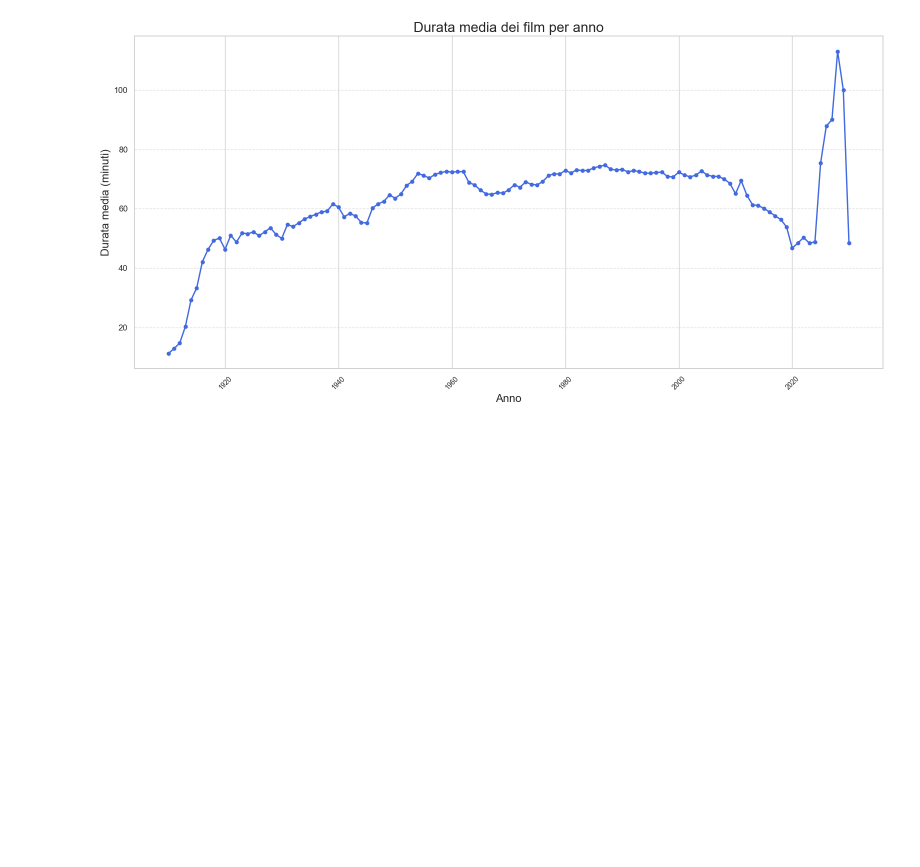
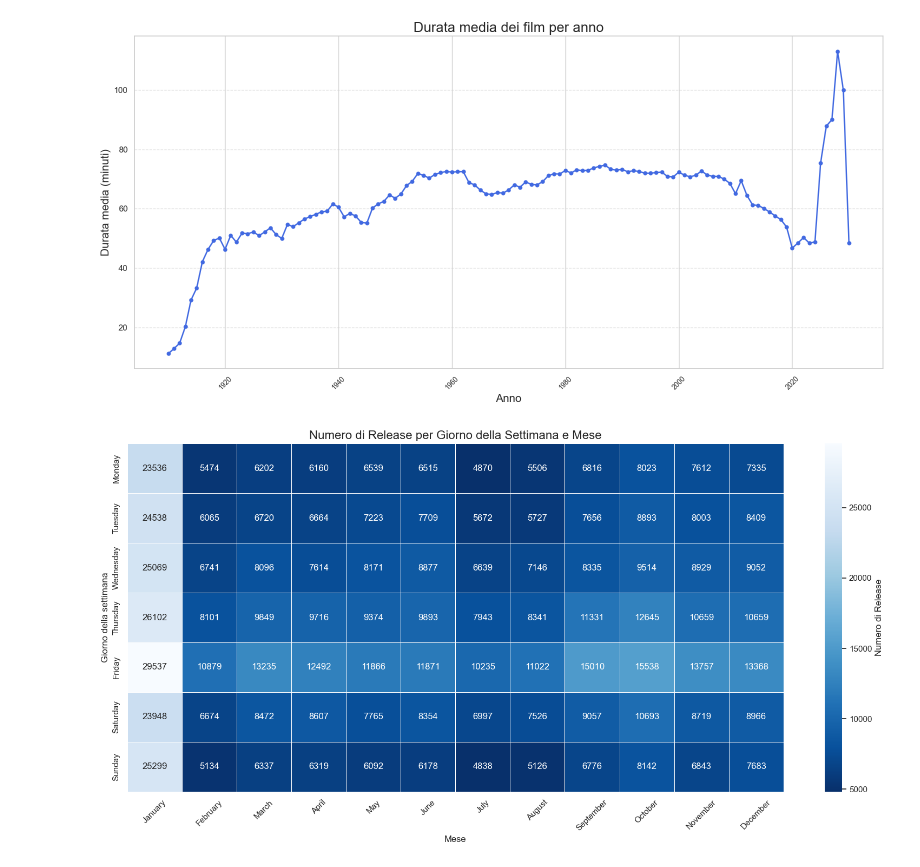
Before and after one commit to Carmelo-Spadaro/IUM, a Jupyter notebook: notebook.ipynb, the cells around one changed output. Drawn from its saved outputs; the diff is of its cells as text; code cells hidden in the pictures; blank space fills up the shorter version.

Commit message:
Aggiunta analisi releases

```diff
--- a/notebook.ipynb
+++ b/notebook.ipynb
@@ -1209,0 +1375,42 @@ released_movies_type = unique_releases.merge(
+# %%
+import pandas as pd
+import seaborn as sns
+import matplotlib.pyplot as plt
+
+# 1. Prima release per ogni film
+releases['date'] = pd.to_datetime(releases['date'], errors='coerce')
+releases_sorted = releases.sort_values(by='date')
+first_releases = releases_sorted.drop_duplicates(subset='id', keep='first').dropna(subset=['date'])
+
+# 2. Estrai mese e giorno della settimana
+first_releases['month'] = first_releases['date'].dt.month_name()
+first_releases['weekday'] = first_releases['date'].dt.day_name()
+
+# 3. Conta film per (mese, giorno)
+heatmap_data = first_releases.groupby(['weekday', 'month']).size().unstack(fill_value=0)
+
+# 4. Ordina i giorni e mesi
+ordered_weekdays = ['Monday', 'Tuesday', 'Wednesday', 'Thursday', 'Friday', 'Saturday', 'Sunday']
+ordered_months = ['January', 'February', 'March', 'April', 'May', 'June',
+                  'July', 'August', 'September', 'October', 'November', 'December']
+heatmap_data = heatmap_data.reindex(index=ordered_weekdays, columns=ordered_months)
+
+# 5. Heatmap
+plt.figure(figsize=(16, 8))
+sns.heatmap(
+    heatmap_data,
+    annot=True,
+    fmt="d",
+    cmap="Blues_r",  # Invertita: più film = più scuro
+    linewidths=0.5,
+    cbar_kws={'label': 'Numero di Release'}
+)
+
+plt.title("Numero di Release per Giorno della Settimana e Mese", fontsize=16)
+plt.xlabel("Mese", fontsize=12)
+plt.ylabel("Giorno della settimana", fontsize=12)
+plt.xticks(rotation=45)
+plt.tight_layout()
+plt.show()
+# %% [output]
+[figure, added]
```
Also changed, not shown: parts of 3 cells of this notebook.
